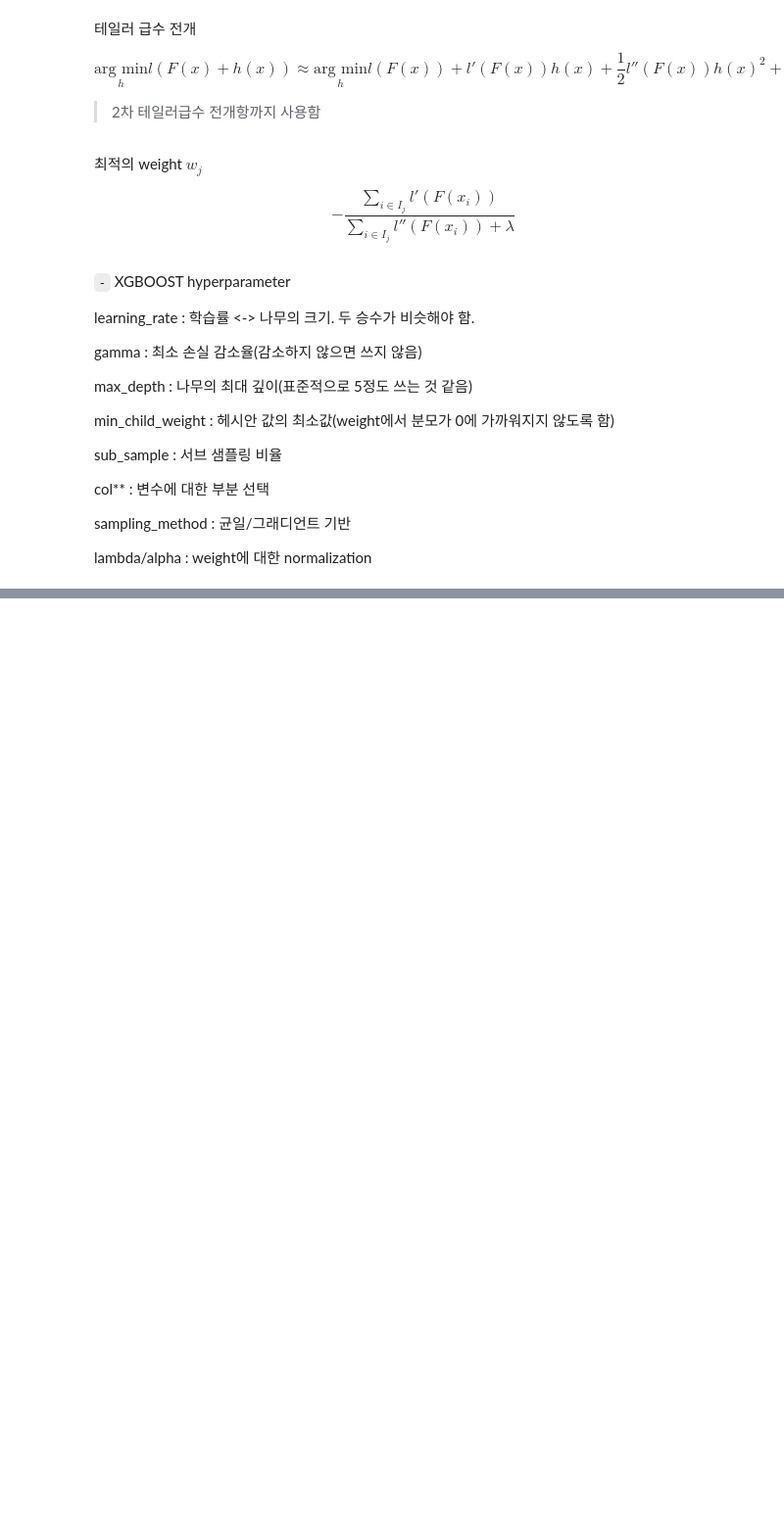
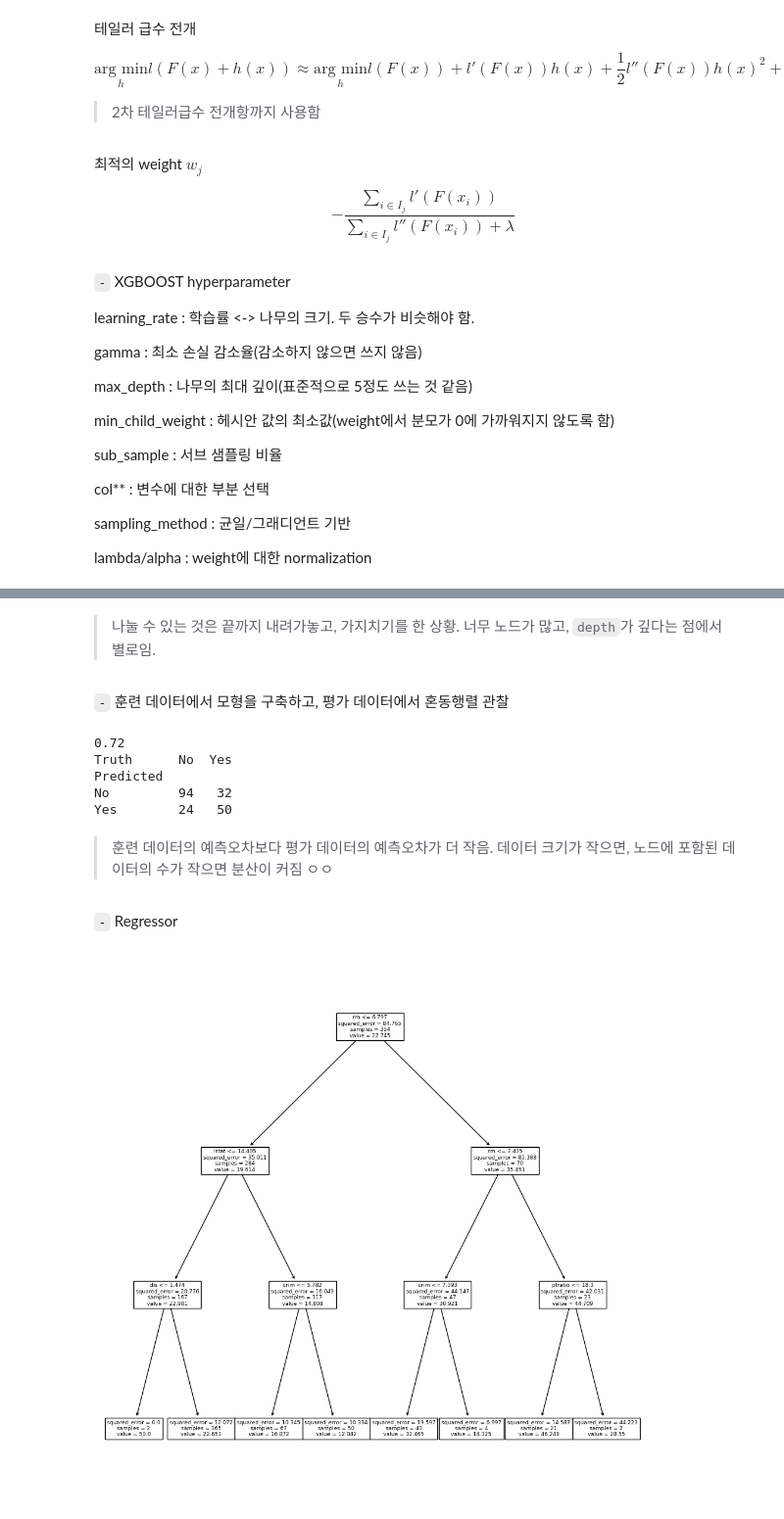
Before and after one commit to HollyRiver/ML2024, a Jupyter notebook: practice/7. Tree model.ipynb, the cells around one changed output, grey strips where cells are left out. Shown: that part at 98% size. Drawn from its saved outputs; the diff is of its cells as text; code cells hidden in the pictures; blank space fills up the shorter version.

```diff
--- a/practice/7. Tree model.ipynb
+++ b/practice/7. Tree model.ipynb
@@ -369,0 +498,32 @@ lambda/alpha : weight에 대한 normalization
+# %% [markdown]
+> 나눌 수 있는 것은 끝까지 내려가놓고, 가지치기를 한 상황. 너무 노드가 많고, `depth`가 깊다는 점에서 별로임.
+# %% [markdown]
+`-` 훈련 데이터에서 모형을 구축하고, 평가 데이터에서 혼동행렬 관찰
+# %%
+print(accuracy_score(High_test, best_.predict(X_test)))
+confusion = confusion_table(best_.predict(X_test), High_test)
+print(confusion)
+# %% [output]
+0.72
+Truth      No  Yes
+Predicted
+No         94   32
+Yes        24   50
+# %% [markdown]
+> 훈련 데이터의 예측오차보다 평가 데이터의 예측오차가 더 작음. 데이터 크기가 작으면, 노드에 포함된 데이터의 수가 작으면 분산이 커짐 ㅇㅇ
+# %% [markdown]
+`-` Regressor
+# %%
+Boston = load_data("Boston")
+model = MS(Boston.columns.drop('medv'), intercept=False)
+D = model.fit_transform(Boston)
+feature_names = list(D.columns)
+X = np.asarray(D)
+# %%
+(X_train, X_test, y_train, y_test) = skm.train_test_split(X, Boston['medv'],test_size=0.3, random_state=0)
+reg = DTR(max_depth=3)
+reg.fit(X_train , y_train)
+ax = subplots(figsize=(12,12))[1]
+plot_tree(reg, feature_names=feature_names, ax=ax);
+# %% [output]
+[figure, added]
```
Also changed, not shown: parts of 44 cells of this notebook, 9 other files.
